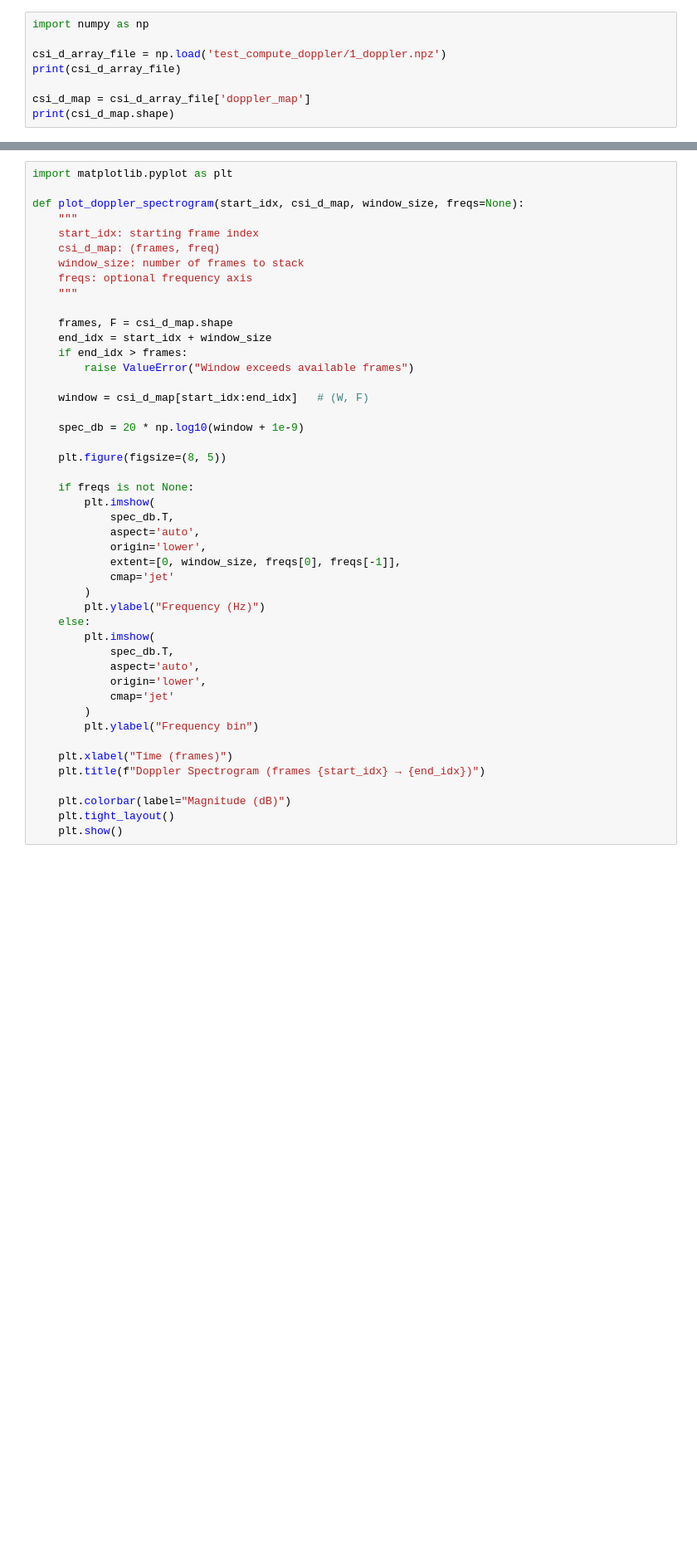
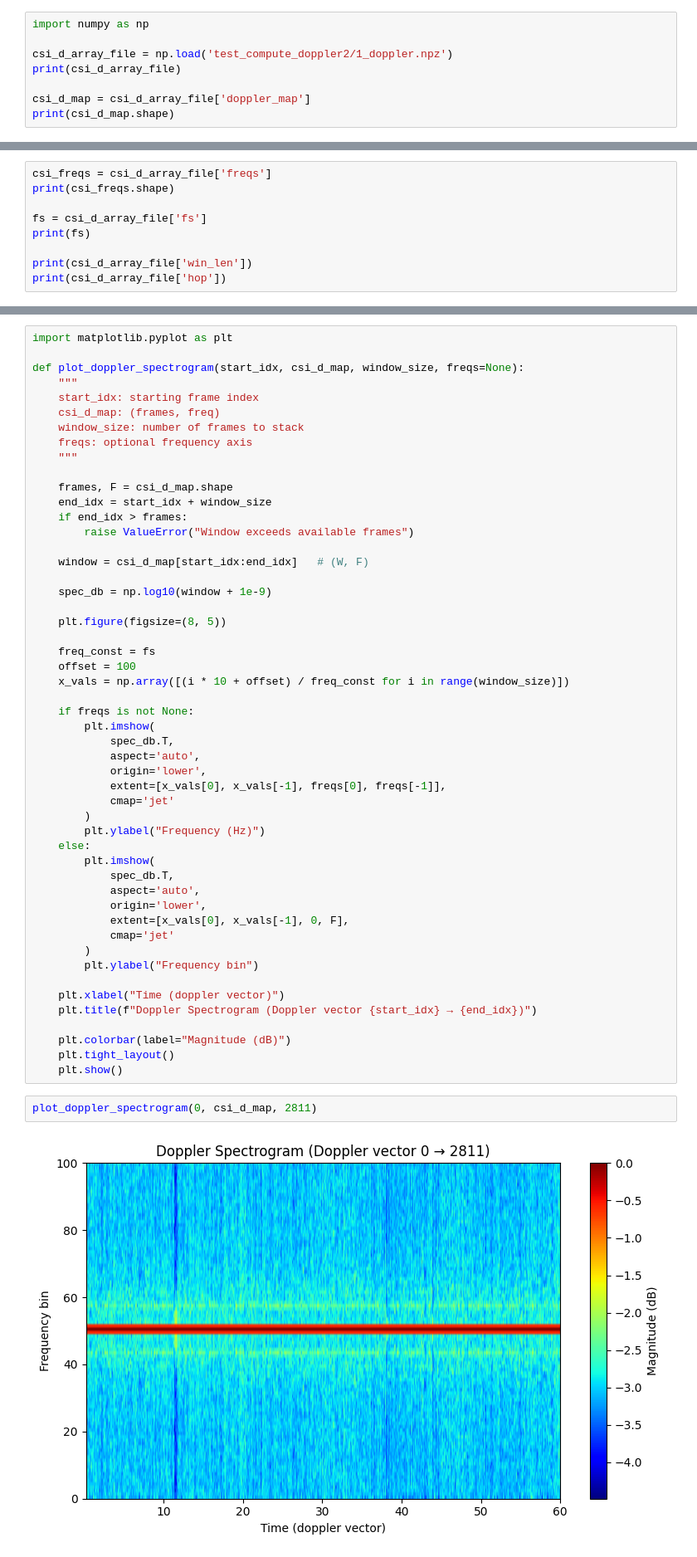
Before and after one commit to dronedangwal/btp, a Jupyter notebook: doppler_visualization.ipynb, the cells around one changed output, grey strips where cells are left out. Shown at 83% size. Saved outputs shown, nothing was run; the diff lists cells and outputs as text; blank space fills up the shorter version.

Commit message:
add: picoscenes csi to doppler vectors pipeline + model training and testing

```diff
--- a/doppler_visualization.ipynb
+++ b/doppler_visualization.ipynb
@@ -1,7 +1,7 @@
 # %%
 import numpy as np
 
-csi_d_array_file = np.load('test_compute_doppler/1_doppler.npz')
+csi_d_array_file = np.load('test_compute_doppler2/1_doppler.npz')
 print(csi_d_array_file)
 
 csi_d_map = csi_d_array_file['doppler_map']
@@ -11,0 +12,9 @@ NpzFile 'test_compute_doppler/1_doppler.npz' with keys: doppler_map, freqs
+# %%
+csi_freqs = csi_d_array_file['freqs']
+print(csi_freqs.shape)
+
+fs = csi_d_array_file['fs']
+print(fs)
+
+print(csi_d_array_file['win_len'])
+print(csi_d_array_file['hop'])
@@ -27,16 +39,20 @@ def plot_doppler_spectrogram(start_idx, csi_d_map, window_size, freqs=None):
 
     window = csi_d_map[start_idx:end_idx]   # (W, F)
 
-    spec_db = 20 * np.log10(window + 1e-9)
+    spec_db = np.log10(window + 1e-9)
 
     plt.figure(figsize=(8, 5))
+
+    freq_const = fs
+    offset = 100
+    x_vals = np.array([(i * 10 + offset) / freq_const for i in range(window_size)])
 
     if freqs is not None:
         plt.imshow(
             spec_db.T,
             aspect='auto',
             origin='lower',
-            extent=[0, window_size, freqs[0], freqs[-1]],
+            extent=[x_vals[0], x_vals[-1], freqs[0], freqs[-1]],
             cmap='jet'
         )
         plt.ylabel("Frequency (Hz)")
@@ -45,13 +61,18 @@ def plot_doppler_spectrogram(start_idx, csi_d_map, window_size, freqs=None):
             spec_db.T,
             aspect='auto',
             origin='lower',
+            extent=[x_vals[0], x_vals[-1], 0, F],
             cmap='jet'
         )
         plt.ylabel("Frequency bin")
 
-    plt.xlabel("Time (frames)")
-    plt.title(f"Doppler Spectrogram (frames {start_idx} → {end_idx})")
+    plt.xlabel("Time (doppler vector)")
+    plt.title(f"Doppler Spectrogram (Doppler vector {start_idx} → {end_idx})")
 
     plt.colorbar(label="Magnitude (dB)")
     plt.tight_layout()
     plt.show()
+# %%
+plot_doppler_spectrogram(0, csi_d_map, 2811)
+# %% [output]
+[figure, added]
```
Also changed, not shown: parts of 2 cells of this notebook, 5 other files.
